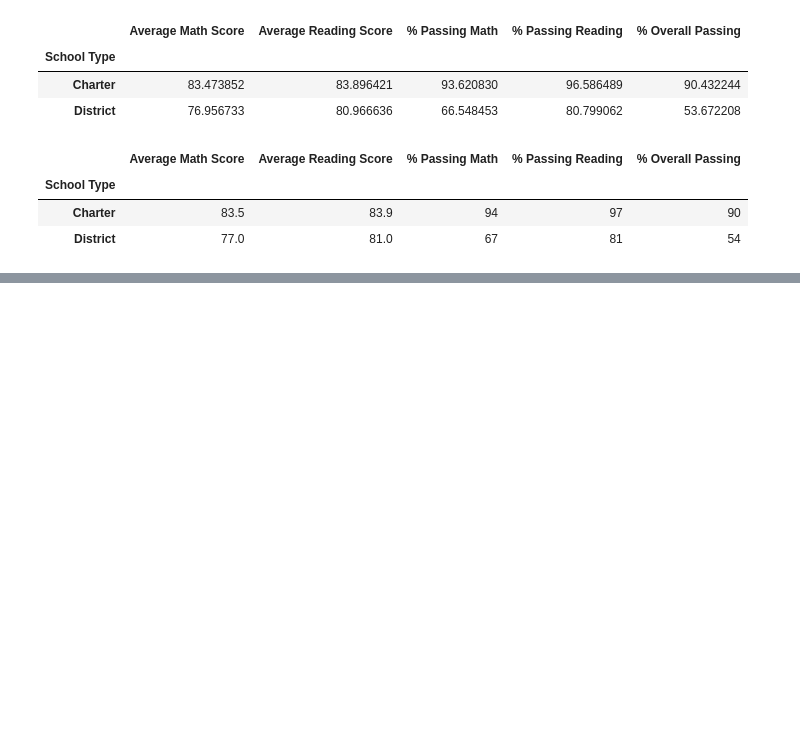
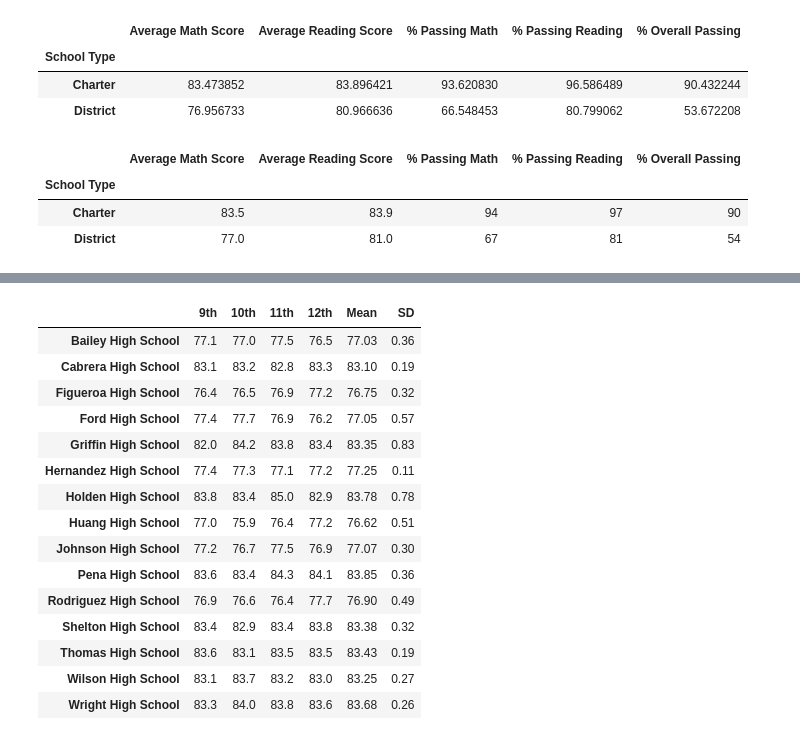
Before and after one commit to CYLaiMDPhD/School_District_Analysis, a Jupyter notebook: PyCitySchools.ipynb, the cells around one changed output, grey strips where cells are left out. Saved outputs shown, nothing was run; the diff lists cells and outputs as text; code cells hidden in the pictures; blank space fills up the shorter version.

```diff
--- a/PyCitySchools.ipynb
+++ b/PyCitySchools.ipynb
@@ -1506,0 +1599,26 @@ type_summary_df
+# %%
+# Formatting
+math_scores_by_grade_df["9th"]=math_scores_by_grade_df["9th"].map('{:.1f}'.format)
+math_scores_by_grade_df["10th"]=math_scores_by_grade_df["10th"].map('{:.1f}'.format)
+math_scores_by_grade_df["11th"]=math_scores_by_grade_df["11th"].map('{:.1f}'.format)
+math_scores_by_grade_df["12th"]=math_scores_by_grade_df["12th"].map('{:.1f}'.format)
+math_scores_by_grade_df["Mean"]=math_scores_by_grade_df["Mean"].map('{:.2f}'.format)
+math_scores_by_grade_df["SD"]=math_scores_by_grade_df["SD"].map('{:.2f}'.format)
+math_scores_by_grade_df
+# %% [output]
+|  | 9th | 10th | 11th | 12th | Mean | SD |
+| Bailey High School | 77.1 | 77.0 | 77.5 | 76.5 | 77.03 | 0.36 |
+| Cabrera High School | 83.1 | 83.2 | 82.8 | 83.3 | 83.10 | 0.19 |
+| Figueroa High School | 76.4 | 76.5 | 76.9 | 77.2 | 76.75 | 0.32 |
+| Ford High School | 77.4 | 77.7 | 76.9 | 76.2 | 77.05 | 0.57 |
+| Griffin High School | 82.0 | 84.2 | 83.8 | 83.4 | 83.35 | 0.83 |
+| Hernandez High School | 77.4 | 77.3 | 77.1 | 77.2 | 77.25 | 0.11 |
+| Holden High School | 83.8 | 83.4 | 85.0 | 82.9 | 83.78 | 0.78 |
+| Huang High School | 77.0 | 75.9 | 76.4 | 77.2 | 76.62 | 0.51 |
+| Johnson High School | 77.2 | 76.7 | 77.5 | 76.9 | 77.07 | 0.30 |
+| Pena High School | 83.6 | 83.4 | 84.3 | 84.1 | 83.85 | 0.36 |
+| Rodriguez High School | 76.9 | 76.6 | 76.4 | 77.7 | 76.90 | 0.49 |
+| Shelton High School | 83.4 | 82.9 | 83.4 | 83.8 | 83.38 | 0.32 |
+| Thomas High School | 83.6 | 83.1 | 83.5 | 83.5 | 83.43 | 0.19 |
+| Wilson High School | 83.1 | 83.7 | 83.2 | 83.0 | 83.25 | 0.27 |
+| Wright High School | 83.3 | 84.0 | 83.8 | 83.6 | 83.68 | 0.26 |
```
Also changed, not shown: parts of 16 cells of this notebook, 24 other files.
